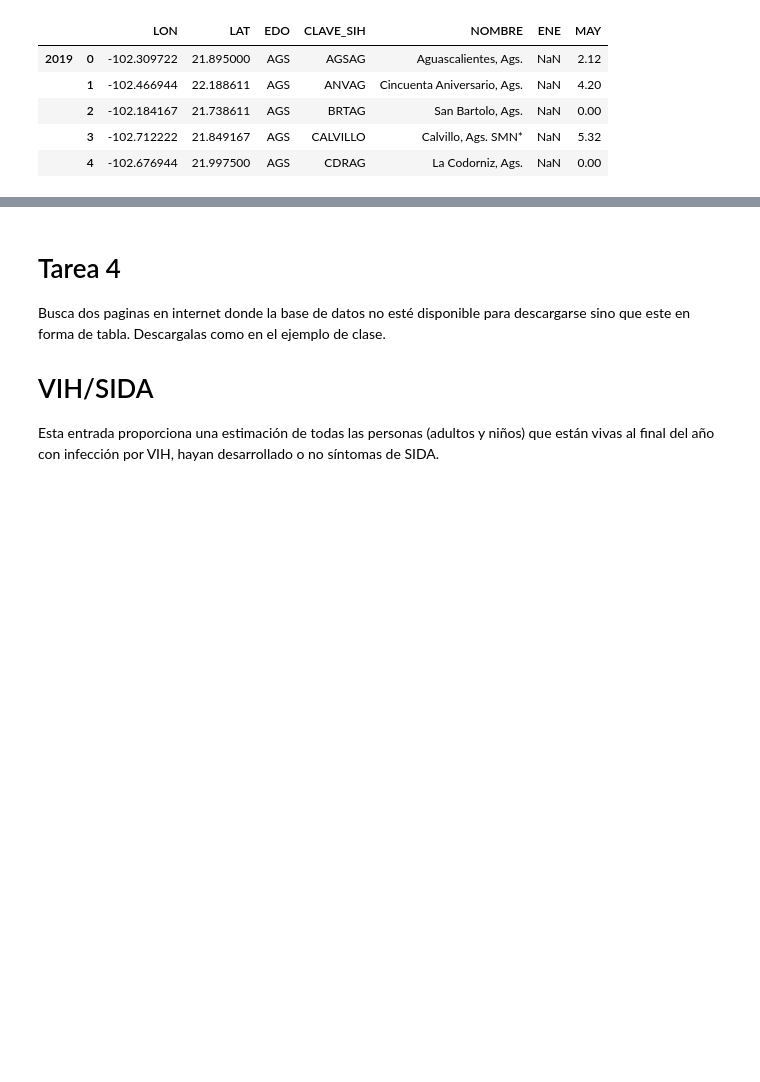
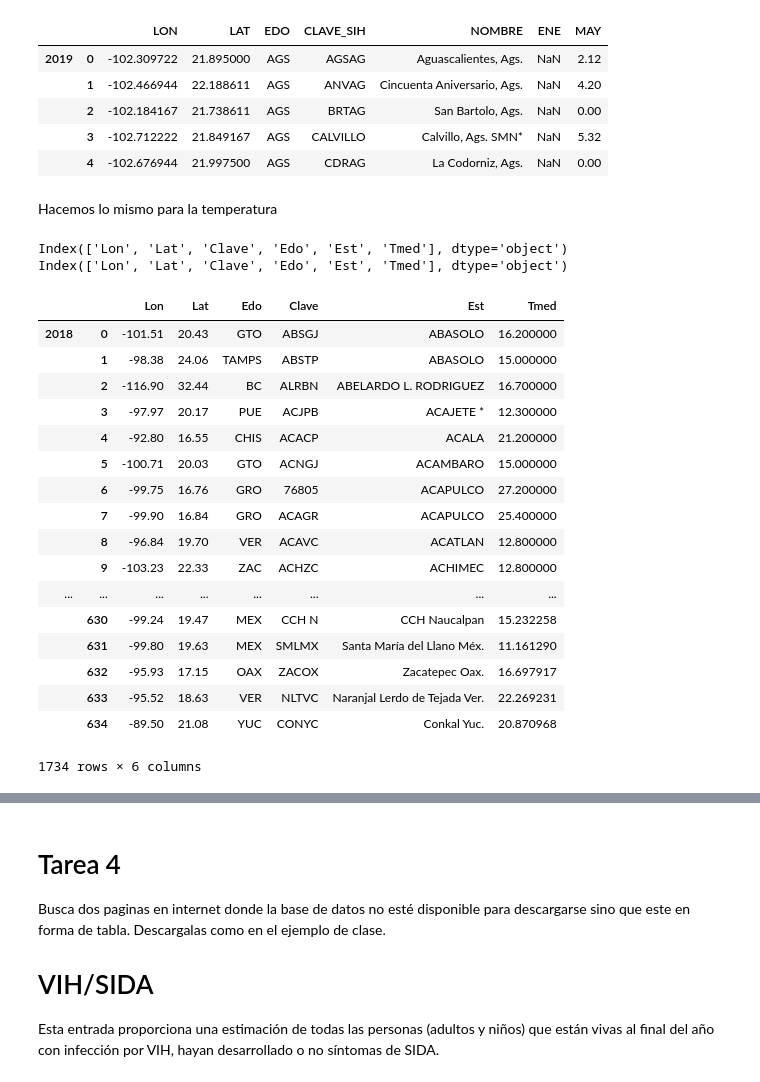
Before and after one commit to DCIDA2019/da2019-Oscar2401, a Jupyter notebook: Semana2/Tareas/Tarea_3_4.ipynb, the cells around one changed output, grey strips where cells are left out. Cells and saved outputs as stored; diff of their text form; code cells hidden in the pictures; blank space fills up the shorter version.

```diff
--- a/Semana2/Tareas/Tarea_3_4.ipynb
+++ b/Semana2/Tareas/Tarea_3_4.ipynb
@@ -109,3 +111,34 @@ display(lluvias_2[:'2018'].head(),lluvias_2['2019':].head())
 |  | 2 | -102.184167 | 21.738611 | AGS | BRTAG | San Bartolo, Ags. | NaN | 0.00 |
 |  | 3 | -102.712222 | 21.849167 | AGS | CALVILLO | Calvillo, Ags. SMN* | NaN | 5.32 |
 |  | 4 | -102.676944 | 21.997500 | AGS | CDRAG | La Codorniz, Ags. | NaN | 0.00 |
+# %% [markdown]
+Hacemos lo mismo para la temperatura
+# %%
+print(Media_2018.keys())
+print(Media_2019.keys())
+# %% [output]
+Index(['Lon', 'Lat', 'Clave', 'Edo', 'Est', 'Tmed'], dtype='object')
+Index(['Lon', 'Lat', 'Clave', 'Edo', 'Est', 'Tmed'], dtype='object')
+# %%
+T_medi = pd.concat([Media_2018, Media_2019], keys=['2018', '2019'],sort=False)[['Lon', 'Lat', 'Edo', 'Clave', 'Est', 'Tmed']]
+# %%
+T_medi
+# %% [output]
+|  |  | Lon | Lat | Edo | Clave | Est | Tmed |
+| 2018 | 0 | -101.51 | 20.43 | GTO | ABSGJ | ABASOLO | 16.200000 |
+|  | 1 | -98.38 | 24.06 | TAMPS | ABSTP | ABASOLO | 15.000000 |
+|  | 2 | -116.90 | 32.44 | BC | ALRBN | ABELARDO L. RODRIGUEZ | 16.700000 |
+|  | 3 | -97.97 | 20.17 | PUE | ACJPB | ACAJETE * | 12.300000 |
+|  | 4 | -92.80 | 16.55 | CHIS | ACACP | ACALA | 21.200000 |
+|  | 5 | -100.71 | 20.03 | GTO | ACNGJ | ACAMBARO | 15.000000 |
+|  | 6 | -99.75 | 16.76 | GRO | 76805 | ACAPULCO | 27.200000 |
+|  | 7 | -99.90 | 16.84 | GRO | ACAGR | ACAPULCO | 25.400000 |
+|  | 8 | -96.84 | 19.70 | VER | ACAVC | ACATLAN | 12.800000 |
+|  | 9 | -103.23 | 22.33 | ZAC | ACHZC | ACHIMEC | 12.800000 |
+| ... | ... | ... | ... | ... | ... | ... | ... |
+|  | 630 | -99.24 | 19.47 | MEX | CCH N | CCH Naucalpan | 15.232258 |
+|  | 631 | -99.80 | 19.63 | MEX | SMLMX | Santa María del Llano Méx. | 11.161290 |
+|  | 632 | -95.93 | 17.15 | OAX | ZACOX | Zacatepec Oax. | 16.697917 |
+|  | 633 | -95.52 | 18.63 | VER | NLTVC | Naranjal Lerdo de Tejada Ver. | 22.269231 |
+|  | 634 | -89.50 | 21.08 | YUC | CONYC | Conkal Yuc. | 20.870968 |
+1734 rows × 6 columns
```
Also changed, not shown: parts of 7 cells of this notebook, 2 other files.
